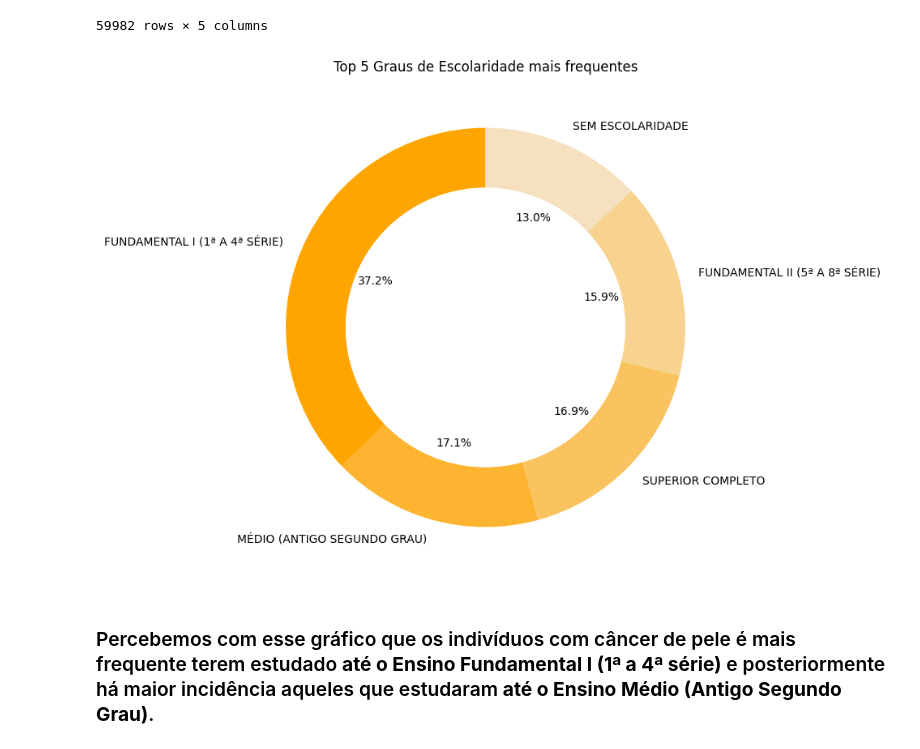
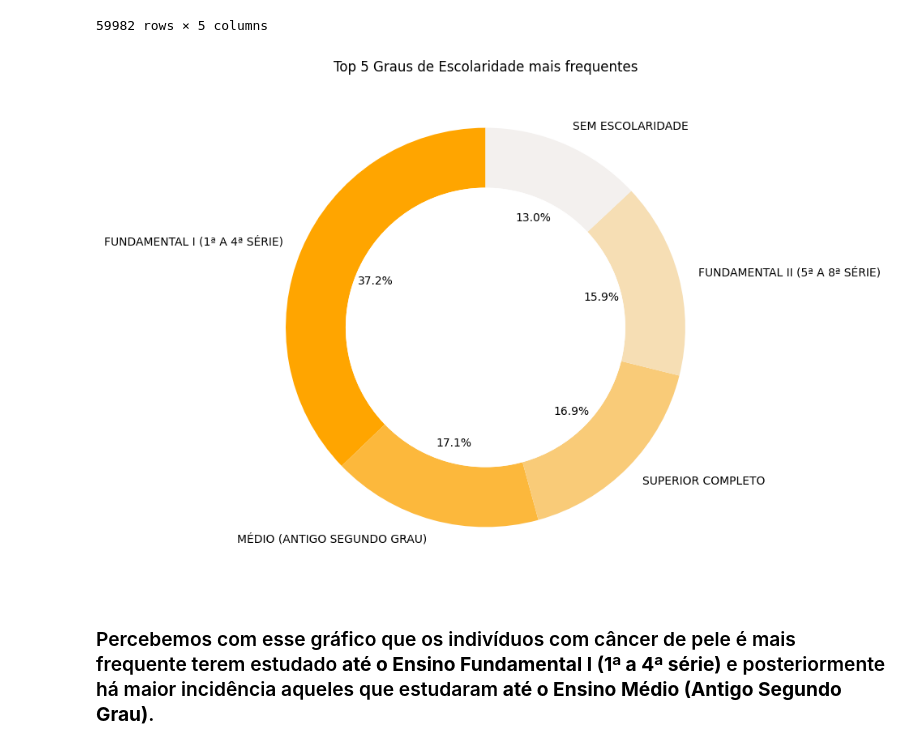
Before and after one commit to Gabyzera/ufpb_dv_cancer_de_pele, a Jupyter notebook: src/ufpb_ECVD2.ipynb, the cells around one changed output. Cells and saved outputs as stored; diff of their text form; code cells hidden in the pictures.

```diff
--- a/src/ufpb_ECVD2.ipynb
+++ b/src/ufpb_ECVD2.ipynb
@@ -232,27 +259,27 @@ cancer_escolaridade_df
 # %%
 # Quantificando as respostas da coluna 'Grau_Educacao'
 contagem_grau = cancer_escolaridade_df['Grau_Educacao'].value_counts()
 
-# Criar uma paleta de cores com a cor base "orange" e intensidade proporcional à contagem dos graus de educação
-cores_alaranjadas = sns.light_palette("Orange", as_cmap=False, reverse=True, n_colors=len(contagem_grau))
-
 # 5 valores mais frequentes na coluna
 top_5_valores = contagem_grau.head(5)
+
+# Criar uma paleta de cores com a cor base "orange" e intensidade proporcional à contagem dos graus de educação
+cores_alaranjadas = sns.light_palette("Orange", as_cmap=False, reverse=True, n_colors=len(top_5_valores))
 
 # Criar o gráfico de rosca
 plt.figure(figsize=(8, 8))
 plt.pie(top_5_valores, labels=top_5_valores.index, autopct='%1.1f%%', colors=cores_alaranjadas, startangle=90, wedgeprops=dict(width=0.3))
 
 # Adicionar círculo no meio para criar o efeito de rosca
 centro_circulo = plt.Circle((0,0),0.70,fc='white')
 fig = plt.gcf()
 fig.gca().add_artist(centro_circulo)
 
 # Adicionar rótulos e título
 plt.title('Top 5 Graus de Escolaridade mais frequentes')
 plt.show()
 # %% [output]
-[figure, old version]
+[figure, new version]
 # %% [markdown]
 ### Percebemos com esse gráfico que os indivíduos com câncer de pele é mais frequente terem estudado **até o Ensino Fundamental I (1ª a 4ª série)** e posteriormente há maior incidência aqueles que estudaram **até o Ensino Médio (Antigo Segundo Grau)**.
 # %% [markdown]
```
Also changed, not shown: parts of 11 cells of this notebook.
